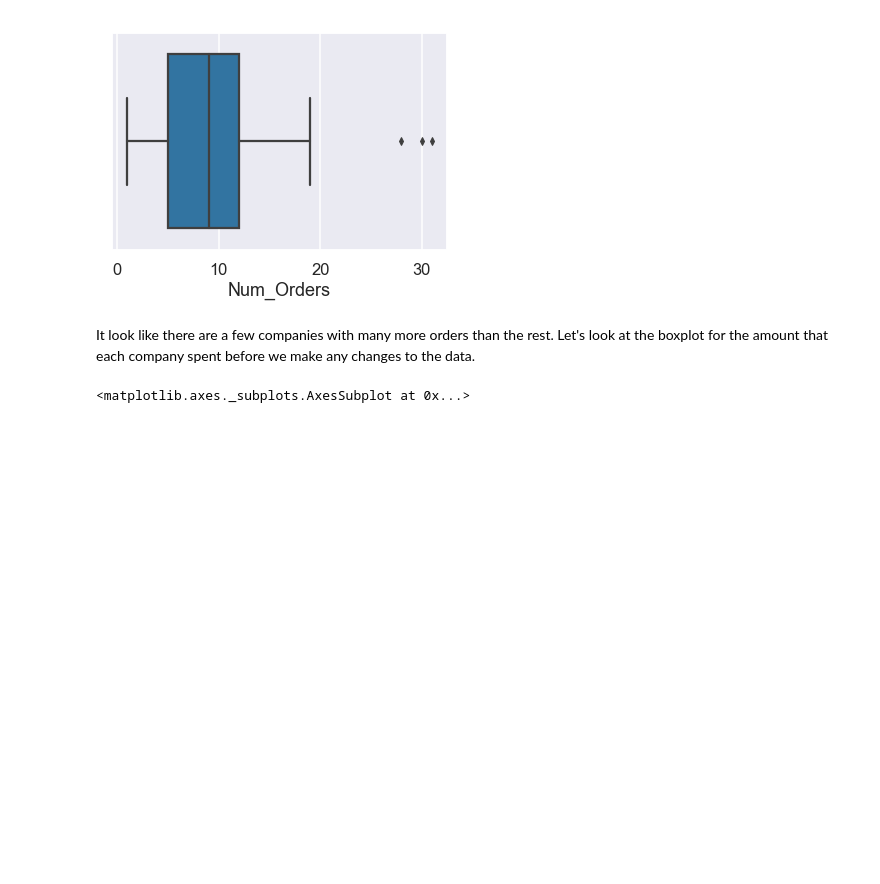
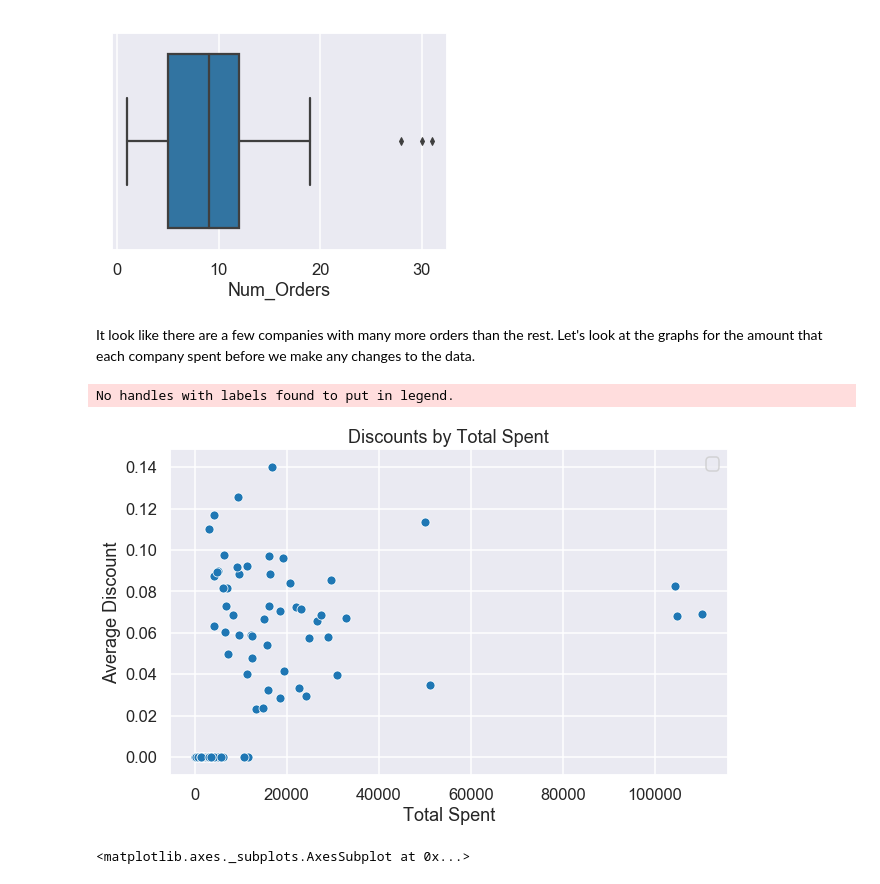
Before and after one commit to CGrannan/hypothesis-testing-with-the-Northwind-Database, a Jupyter notebook: Notebook.ipynb, the cells around one changed output. Drawn from its saved outputs; the diff is of its cells as text; code cells hidden in the pictures; blank space fills up the shorter version.

```diff
--- a/Notebook.ipynb
+++ b/Notebook.ipynb
@@ -332,7 +344,19 @@ sns.boxplot(q2.Num_Orders)
 <matplotlib.axes._subplots.AxesSubplot at 0x...>
 [figure]
 # %% [markdown]
-It look like there are a few companies with many more orders than the rest.  Let's look at the boxplot for the amount that each company spent before we make any changes to the data.
+It look like there are a few companies with many more orders than the rest.  Let's look at the graphs for the amount that each company spent before we make any changes to the data.
+# %%
+X = q2.Total_Spent
+y = q2.Average_Discount
+fig = plt.figure(figsize=(10,6))
+sns.scatterplot(X, y)
+plt.xlabel("Total Spent")
+plt.ylabel("Average Discount")
+plt.title("Discounts by Total Spent")
+plt.show()
+# %% [output]
+No handles with labels found to put in legend.
+[figure, added]
 # %%
 sns.boxplot(q2.Total_Spent)
 # %% [output]
```
Also changed, not shown: parts of 20 cells of this notebook, 3 other files.
